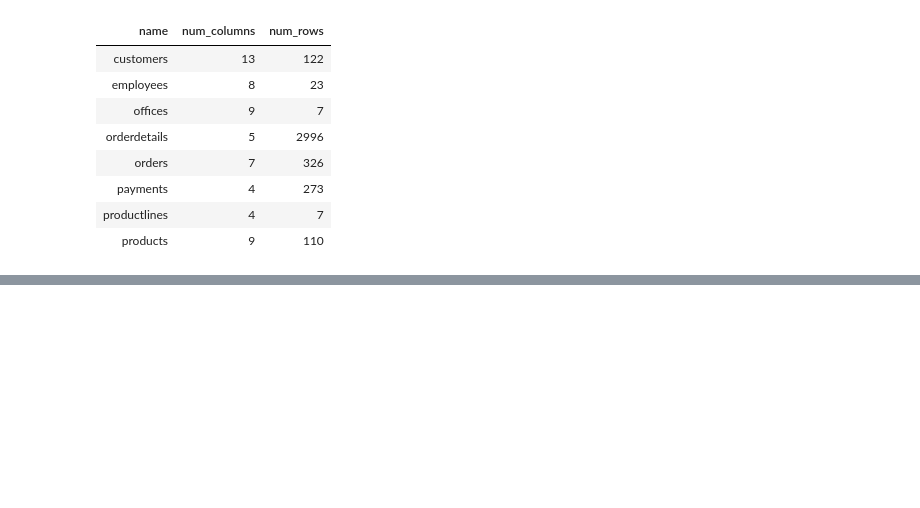
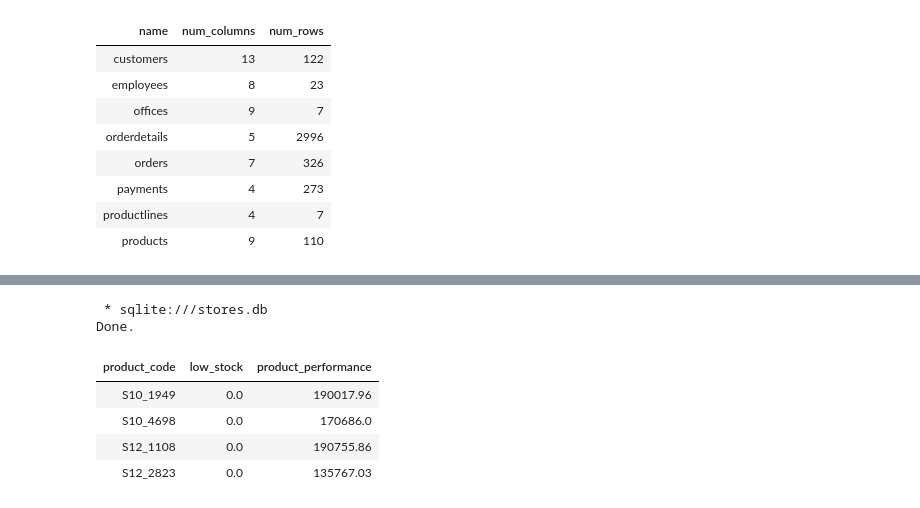
Before and after one commit to TomazFilgueira/Dq_Datascientist, a Jupyter notebook: 5 - Working with Datasources using SQL/5.5 - SQL Subqueries/5.5 - Subqueries Guided Project.ipynb, the cells around one changed output, grey strips where cells are left out. Saved outputs shown, nothing was run; the diff lists cells and outputs as text; code cells hidden in the pictures; blank space fills up the shorter version.

```diff
--- a/5 - Working with Datasources using SQL/5.5 - SQL Subqueries/5.5 - Subqueries Guided Project.ipynb
+++ b/5 - Working with Datasources using SQL/5.5 - SQL Subqueries/5.5 - Subqueries Guided Project.ipynb
@@ -170,0 +239,40 @@ Done.
+# %%
+%%sql
+WITH low_stock_products AS (
+    SELECT p.productCode as product_code,
+      (SELECT sum(quantityOrdered)
+       FROM orderdetails od
+       WHERE od.productCode = p.productCode) / p.quantityInStock*1.00 AS low_stock
+ FROM products p
+ORDER BY low_stock ASC
+LIMIT 10),
+
+top_performing_products AS (
+    SELECT productCode as product_code, round(SUM(quantityOrdered * priceEach), 2) AS product_performance
+    FROM orderdetails
+    GROUP BY productCode
+    ORDER BY product_performance DESC
+    LIMIT 10
+)
+
+SELECT
+    lsp.product_code,
+    lsp.low_stock,
+    (
+        SELECT tpp.product_performance
+        FROM top_performing_products tpp
+        WHERE tpp.product_code = lsp.product_code
+    ) AS product_performance
+FROM low_stock_products lsp
+WHERE lsp.product_code IN (
+    SELECT product_code
+    FROM top_performing_products
+);
+# %% [output]
+ * sqlite:///stores.db
+Done.
+| product_code | low_stock | product_performance |
+| S10_1949 | 0.0 | 190017.96 |
+| S10_4698 | 0.0 | 170686.0 |
+| S12_1108 | 0.0 | 190755.86 |
+| S12_2823 | 0.0 | 135767.03 |
```
Also changed, not shown: parts of 7 cells of this notebook, 2 other files.
